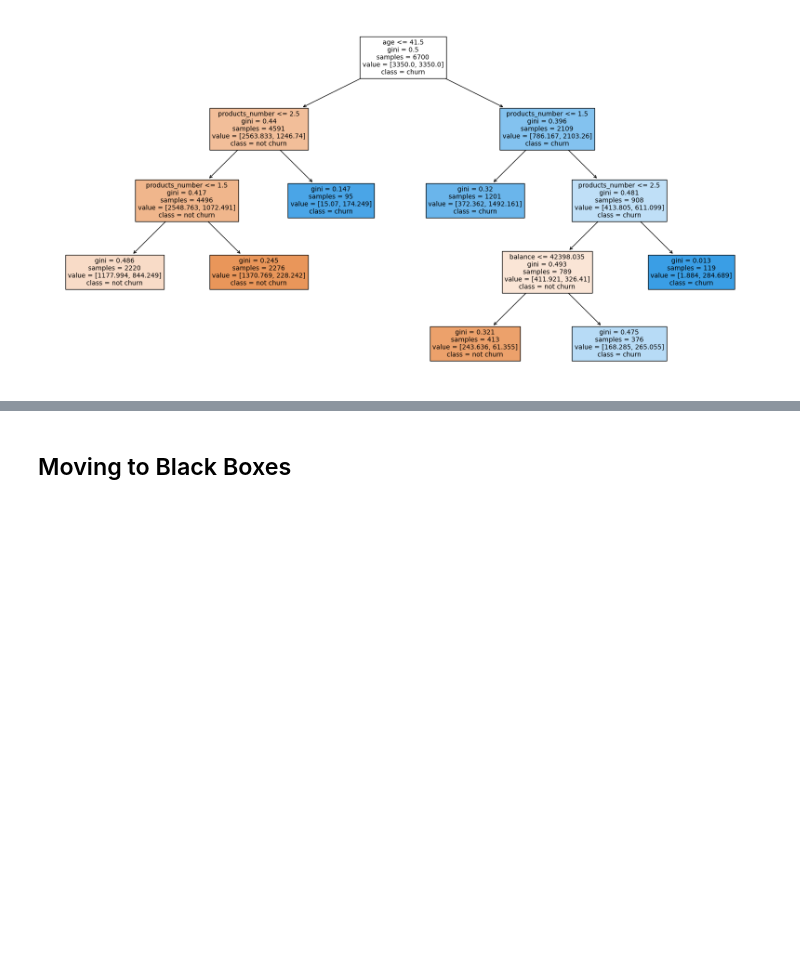
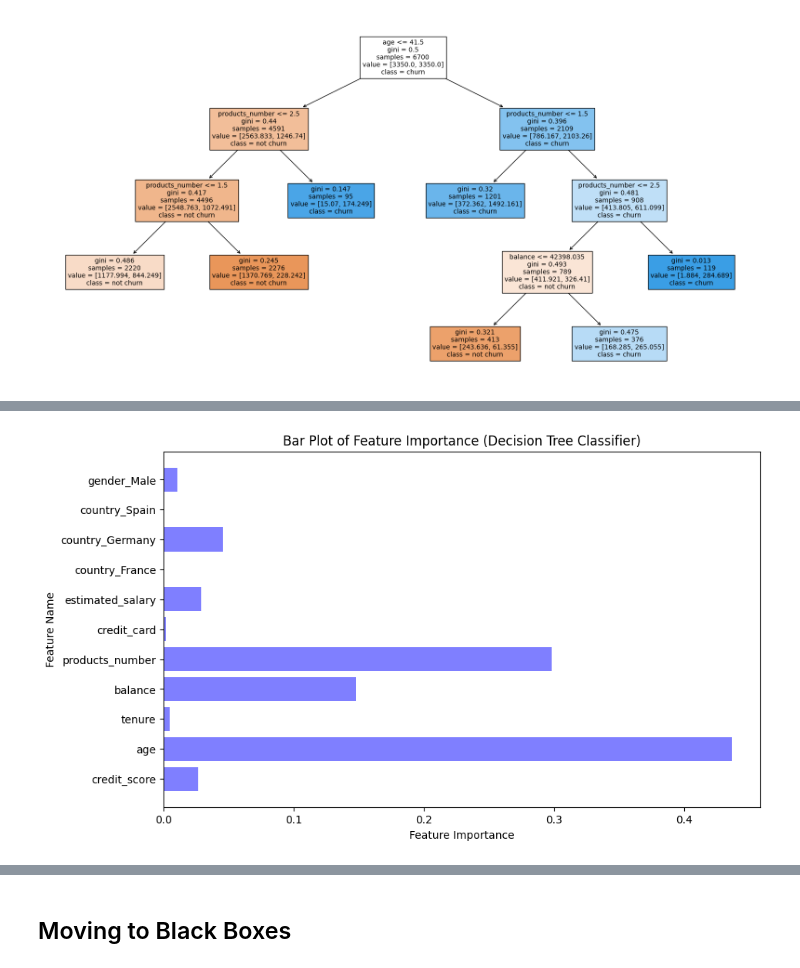
Before and after one commit to MarBry111/wit_2024_xai, a Jupyter notebook: 02_train_simple_models.ipynb, the cells around one changed output, grey strips where cells are left out. Drawn from its saved outputs; the diff is of its cells as text; code cells hidden in the pictures; blank space fills up the shorter version.

```diff
--- a/02_train_simple_models.ipynb
+++ b/02_train_simple_models.ipynb
@@ -301,0 +305,8 @@ plt.show()
+# %%
+clf_dt_deep = DecisionTreeClassifier(random_state=111, class_weight='balanced', max_depth=7)
+
+clf_dt_deep.fit(X_train_num, y_train)
+
+y_pred_dt_deep = clf_dt_deep.predict(X_test_num)
+
+print(classification_report(y_test, y_pred_dt_deep))
@@ -301,0 +322,7 @@ plt.show()
+# %%
+df_imp_dt_deep = pd.DataFrame({
+    'feature_name' : X_train_num.columns,
+    'feature_importance' : clf_dt_deep.feature_importances_
+})
+
+df_imp_dt_deep.sort_values('feature_importance', ascending=False)
@@ -301,0 +342,10 @@ plt.show()
+# %%
+# Compare both importance types
+plt.figure(figsize=(10, 6))
+plt.barh(df_imp_dt_deep["feature_name"], df_imp_dt_deep["feature_importance"], color='blue', alpha=0.5)
+plt.xlabel('Feature Importance')
+plt.ylabel('Feature Name')
+plt.title('Bar Plot of Feature Importance (Decision Tree Classifier)')
+plt.show()
+# %% [output]
+[figure, added]
```
Also changed, not shown: parts of 9 cells of this notebook.
